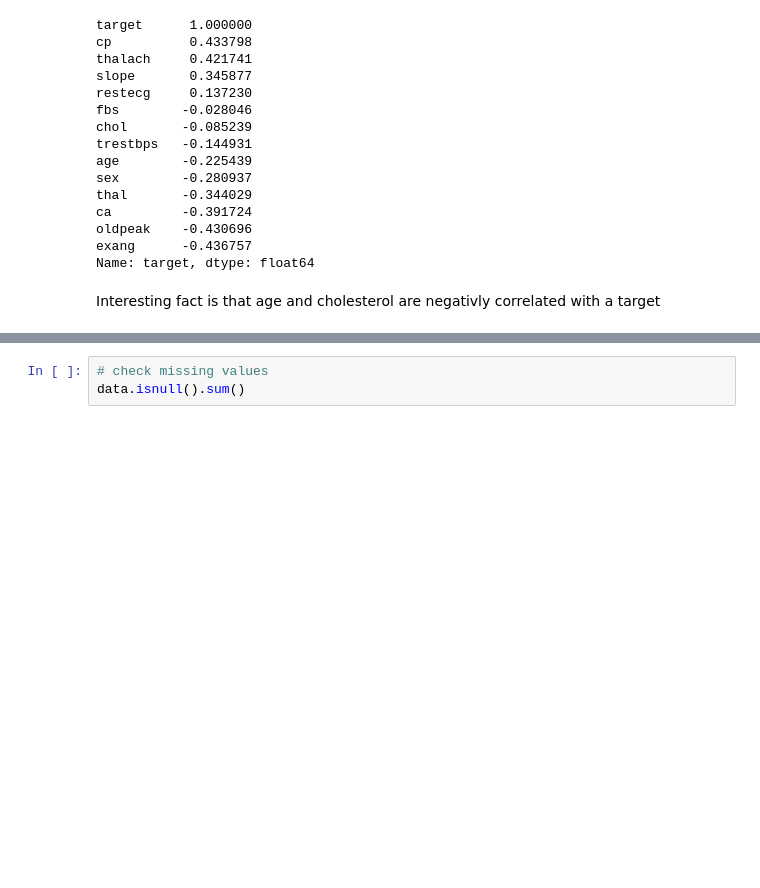
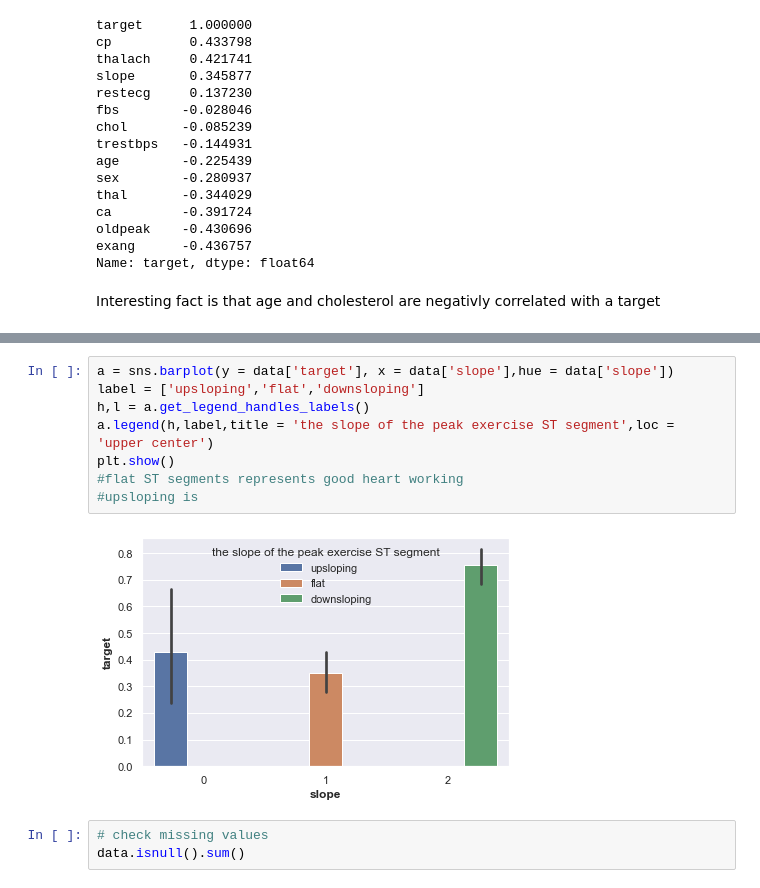
Before and after one commit to gitMiodek/Heart-disease-project, a Jupyter notebook: Heart-disease-project.ipynb, the cells around one changed output, grey strips where cells are left out. Cells and saved outputs as stored; diff of their text form; blank space fills up the shorter version.

```diff
--- a/Heart-disease-project.ipynb
+++ b/Heart-disease-project.ipynb
@@ -100,3 +96,13 @@ Name: cp, dtype: int64
+# %%
+a = sns.barplot(y = data['target'], x = data['slope'],hue = data['slope'])
+label = ['upsloping','flat','downsloping']
+h,l = a.get_legend_handles_labels()
+a.legend(h,label,title = 'the slope of the peak exercise ST segment',loc = 'upper center')
+plt.show()
+#flat ST segments represents good heart working
+#upsloping is
+# %% [output]
+[figure, added]
 # %%
 # check missing values
 data.isnull().sum()
```
Also changed, not shown: parts of 18 cells of this notebook.
